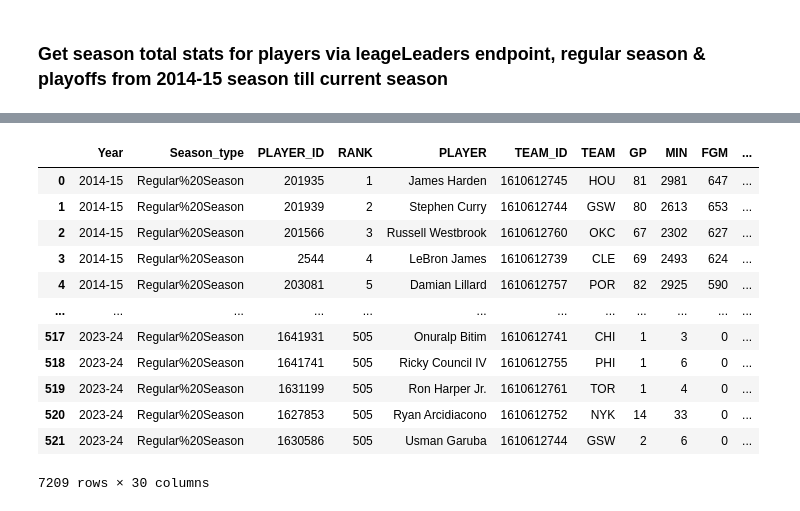
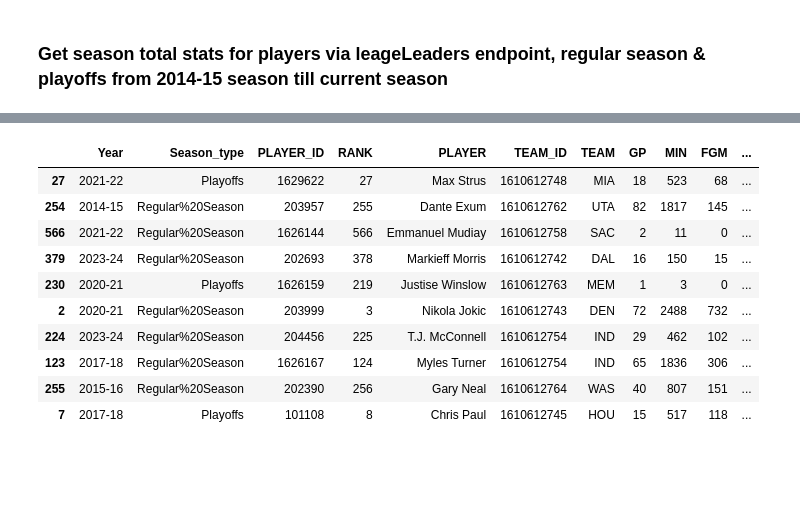
Before and after one commit to 0xtomotech/nba_api_project1, a Jupyter notebook: nba_stats_scraping.ipynb, the cells around one changed output, grey strips where cells are left out. Cells and saved outputs as stored; diff of their text form; code cells hidden in the pictures; blank space fills up the shorter version.

```diff
--- a/nba_stats_scraping.ipynb
+++ b/nba_stats_scraping.ipynb
@@ -132,16 +132,14 @@ Done scraping data. Total runtime: 5 minutes 32.7 seconds.
 # %%
-df
+df.sample(10)
 # %% [output]
 |  | Year | Season_type | PLAYER_ID | RANK | PLAYER | TEAM_ID | TEAM | GP | MIN | FGM | ... |
-| 0 | 2014-15 | Regular%20Season | 201935 | 1 | James Harden | 1610612745 | HOU | 81 | 2981 | 647 | ... |
-| 1 | 2014-15 | Regular%20Season | 201939 | 2 | Stephen Curry | 1610612744 | GSW | 80 | 2613 | 653 | ... |
-| 2 | 2014-15 | Regular%20Season | 201566 | 3 | Russell Westbrook | 1610612760 | OKC | 67 | 2302 | 627 | ... |
-| 3 | 2014-15 | Regular%20Season | 2544 | 4 | LeBron James | 1610612739 | CLE | 69 | 2493 | 624 | ... |
-| 4 | 2014-15 | Regular%20Season | 203081 | 5 | Damian Lillard | 1610612757 | POR | 82 | 2925 | 590 | ... |
-| ... | ... | ... | ... | ... | ... | ... | ... | ... | ... | ... | ... |
-| 517 | 2023-24 | Regular%20Season | 1641931 | 505 | Onuralp Bitim | 1610612741 | CHI | 1 | 3 | 0 | ... |
-| 518 | 2023-24 | Regular%20Season | 1641741 | 505 | Ricky Council IV | 1610612755 | PHI | 1 | 6 | 0 | ... |
-| 519 | 2023-24 | Regular%20Season | 1631199 | 505 | Ron Harper Jr. | 1610612761 | TOR | 1 | 4 | 0 | ... |
-| 520 | 2023-24 | Regular%20Season | 1627853 | 505 | Ryan Arcidiacono | 1610612752 | NYK | 14 | 33 | 0 | ... |
-| 521 | 2023-24 | Regular%20Season | 1630586 | 505 | Usman Garuba | 1610612744 | GSW | 2 | 6 | 0 | ... |
+| 27 | 2021-22 | Playoffs | 1629622 | 27 | Max Strus | 1610612748 | MIA | 18 | 523 | 68 | ... |
+| 254 | 2014-15 | Regular%20Season | 203957 | 255 | Dante Exum | 1610612762 | UTA | 82 | 1817 | 145 | ... |
+| 566 | 2021-22 | Regular%20Season | 1626144 | 566 | Emmanuel Mudiay | 1610612758 | SAC | 2 | 11 | 0 | ... |
+| 379 | 2023-24 | Regular%20Season | 202693 | 378 | Markieff Morris | 1610612742 | DAL | 16 | 150 | 15 | ... |
+| 230 | 2020-21 | Playoffs | 1626159 | 219 | Justise Winslow | 1610612763 | MEM | 1 | 3 | 0 | ... |
+| 2 | 2020-21 | Regular%20Season | 203999 | 3 | Nikola Jokic | 1610612743 | DEN | 72 | 2488 | 732 | ... |
+| 224 | 2023-24 | Regular%20Season | 204456 | 225 | T.J. McConnell | 1610612754 | IND | 29 | 462 | 102 | ... |
+| 123 | 2017-18 | Regular%20Season | 1626167 | 124 | Myles Turner | 1610612754 | IND | 65 | 1836 | 306 | ... |
+| 255 | 2015-16 | Regular%20Season | 202390 | 256 | Gary Neal | 1610612764 | WAS | 40 | 807 | 151 | ... |
+| 7 | 2017-18 | Playoffs | 101108 | 8 | Chris Paul | 1610612745 | HOU | 15 | 517 | 118 | ... |
-7209 rows × 30 columns
```
Also changed, not shown: parts of 3 cells of this notebook, 1 other file.
